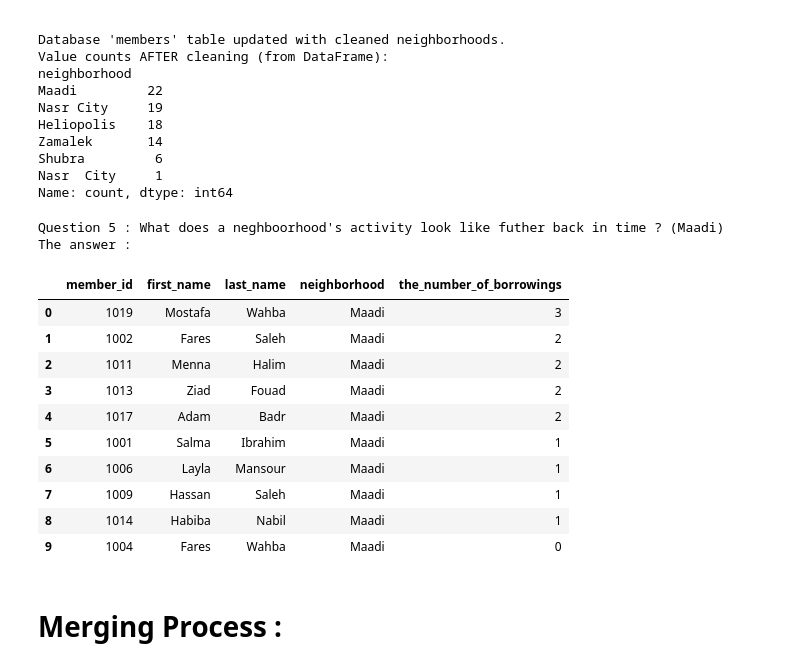
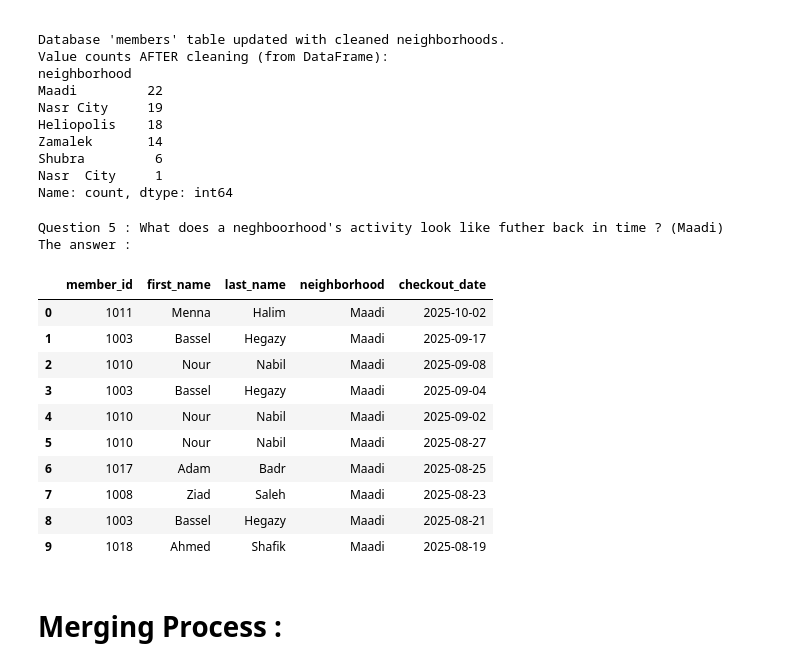
Before and after one commit to rghdzarad/31109170100123_Library, a Jupyter notebook: 31109170100123_Library_project_notebook.ipynb, the cells around one changed output. Drawn from its saved outputs; the diff is of its cells as text; code cells hidden in the pictures.

```diff
--- a/31109170100123_Library_project_notebook.ipynb
+++ b/31109170100123_Library_project_notebook.ipynb
@@ -491,39 +492,38 @@ Name: count, dtype: int64
 # %%
 print("Question 5 : What does a neghboorhood's activity look like futher back in time ? (Maadi)")
 time.sleep(1)
 print("The answer : ")
 print()
 Q5 = """SELECT members.member_id,
                members.first_name,
                members.last_name,
                members.neighborhood,
-               COUNT(checkouts.checkout_id) AS the_number_of_borrowings
+               checkouts.checkout_date
 FROM members
 LEFT JOIN checkouts ON members.member_id = checkouts.member_id
-WHERE members.neighborhood = 'Maadi'
-GROUP BY members.member_id, members.first_name, members.last_name, members.neighborhood
-ORDER BY the_number_of_borrowings DESC LIMIT 10 OFFSET 10
+WHERE members.neighborhood = 'Maadi' AND checkouts.checkout_date IS NOT NULL
+ORDER BY checkouts.checkout_date DESC LIMIT 10 OFFSET 10
 """
 
 run(Q5)
 
 # The JOIN method has many types
 # defalt --> INNER
 # and the INNER JOIN couldn't join what I neeeded , so I used the LEFT JOIN
 # %% [output]
 Question 5 : What does a neghboorhood's activity look like futher back in time ? (Maadi)
 The answer :
-|  | member_id | first_name | last_name | neighborhood | the_number_of_borrowings |
-| 0 | 1019 | Mostafa | Wahba | Maadi | 3 |
-| 1 | 1002 | Fares | Saleh | Maadi | 2 |
-| 2 | 1011 | Menna | Halim | Maadi | 2 |
-| 3 | 1013 | Ziad | Fouad | Maadi | 2 |
-| 4 | 1017 | Adam | Badr | Maadi | 2 |
-| 5 | 1001 | Salma | Ibrahim | Maadi | 1 |
-| 6 | 1006 | Layla | Mansour | Maadi | 1 |
-| 7 | 1009 | Hassan | Saleh | Maadi | 1 |
-| 8 | 1014 | Habiba | Nabil | Maadi | 1 |
-| 9 | 1004 | Fares | Wahba | Maadi | 0 |
+|  | member_id | first_name | last_name | neighborhood | checkout_date |
+| 0 | 1011 | Menna | Halim | Maadi | 2025-10-02 |
+| 1 | 1003 | Bassel | Hegazy | Maadi | 2025-09-17 |
+| 2 | 1010 | Nour | Nabil | Maadi | 2025-09-08 |
+| 3 | 1003 | Bassel | Hegazy | Maadi | 2025-09-04 |
+| 4 | 1010 | Nour | Nabil | Maadi | 2025-09-02 |
+| 5 | 1010 | Nour | Nabil | Maadi | 2025-08-27 |
+| 6 | 1017 | Adam | Badr | Maadi | 2025-08-25 |
+| 7 | 1008 | Ziad | Saleh | Maadi | 2025-08-23 |
+| 8 | 1003 | Bassel | Hegazy | Maadi | 2025-08-21 |
+| 9 | 1018 | Ahmed | Shafik | Maadi | 2025-08-19 |
 # %% [markdown]
 # Merging Process :
 # %% [markdown]
```
Also changed, not shown: parts of 24 cells of this notebook.
